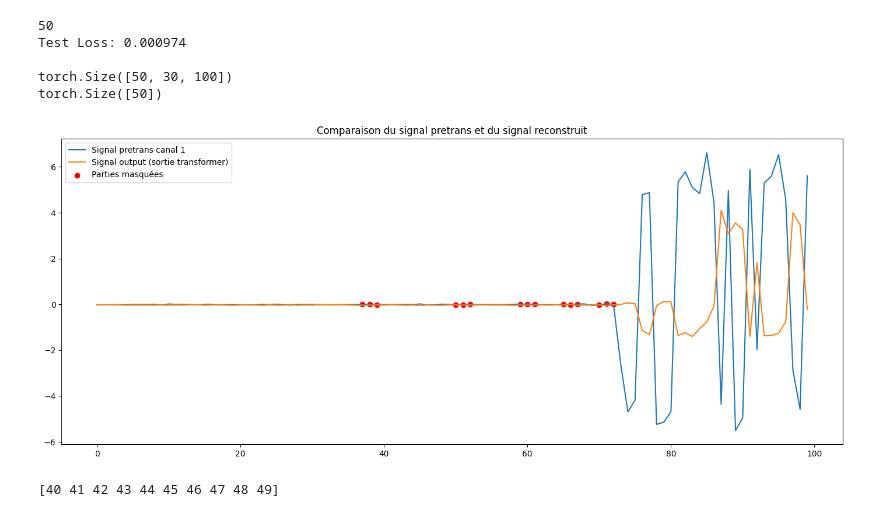
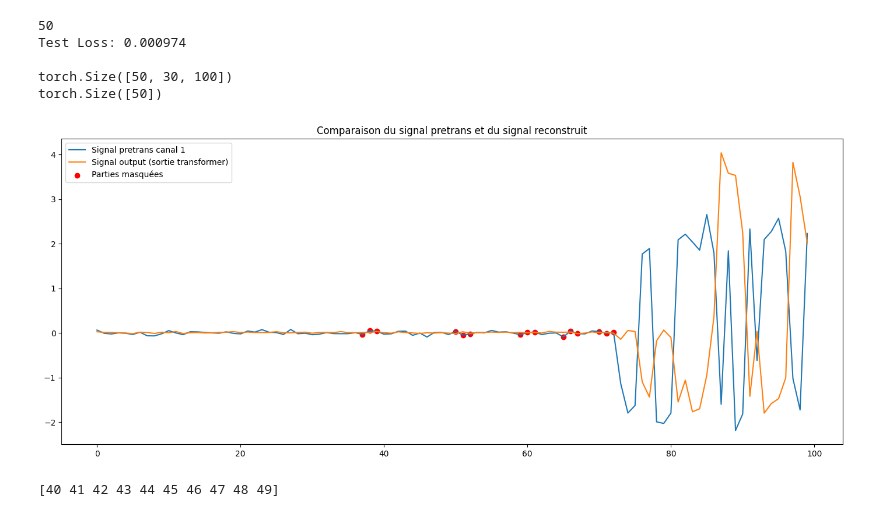
Before and after one commit to deubn31/PTI-Analyse-Classification-de-signaux-EEG, a Jupyter notebook: PainAttnNet_Implementation copy 2.ipynb, the cells around one changed output. Saved outputs shown, nothing was run; the diff lists cells and outputs as text; code cells hidden in the pictures.

```diff
--- a/PainAttnNet_Implementation copy 2.ipynb
+++ b/PainAttnNet_Implementation copy 2.ipynb
@@ -435,6 +435,7 @@ class MSCN(nn.Module):
             nn.GELU(),
 
             nn.MaxPool1d(kernel_size=2, stride=2, padding=1)
+            nn.UpSample()
         )
         x_short_test=self.short_scale(torch.randn(1, 1, 4097))
         x_medium_test=self.medium_scale(torch.randn(1, 1, 4097))
@@ -454,9 +455,9 @@ class MSCN(nn.Module):
         x_long1 = self.long_scale(x)
         # print(x_long.shape[2]) # (128, 64, 3) for BioVid
 
-        x_short2 = self.fc_short(x_short1)
-        x_medium2 = self.fc_medium(x_medium1)
-        x_long2 = self.fc_long(x_long1)
+        #x_short2 = self.fc_short(x_short1)
+        #x_medium2 = self.fc_medium(x_medium1)
+        #x_long2 = self.fc_long(x_long1)
 
         x_concat = torch.cat((x_short2, x_medium2, x_long2), dim=1)
 
@@ -1042,35 +1043,35 @@ torch.Size([50])
 # %%
 # Afficher un signal d'entrée au hasard et sa reconstruction
 index1 = np.where(labels==4)
 index2=9
 
 #input_signal = x[random_index,1,:].numpy()
-output_signal = output[40,index2+1,:].numpy()
-pretrans_signal1 = pretrans[40,index2,:].numpy()
+output_signal = output[0,index2,:].numpy()
+pretrans_signal1 = pretrans[10,index2,:].numpy()
 #pretrans_signal2 = pretrans[index1,index2+1,:].numpy()
 mask_signal=mask[40,index2,:].numpy()
 #outputtest_signal=outputtestmscn[1,:,:].numpy()
 #outputtestseresnet_signal=outputtestseresnet[1,:,:].numpy()
 
 plt.figure(figsize=(14, 6))
 
 # Afficher le signal d'entrée et le signal reconstruit sur le même graphique
 plt.plot(pretrans_signal1, label='Signal pretrans canal 1')
 #plt.plot(pretrans_signal2, label='Signal pretrans canal 2')
 plt.plot(output_signal, label='Signal output (sortie transformer)')
 
 # Afficher les parties masquées en rouge
 masked_indices = np.where(mask_signal== 0)[0]
 plt.scatter(masked_indices, pretrans_signal1[masked_indices], color='red', label='Parties masquées')
 #plt.scatter(masked_indices, pretrans_signal2[masked_indices], color='red', label='Parties masquées')
 
 plt.title("Comparaison du signal pretrans et du signal reconstruit")
 plt.legend()
 
 plt.tight_layout()
 plt.show()
 # %% [output]
-[figure, old version]
+[figure, new version]
 # %%
 test=np.where(labels.numpy()==4)
 print(test[0])
```
Also changed, not shown: 2 other files.
